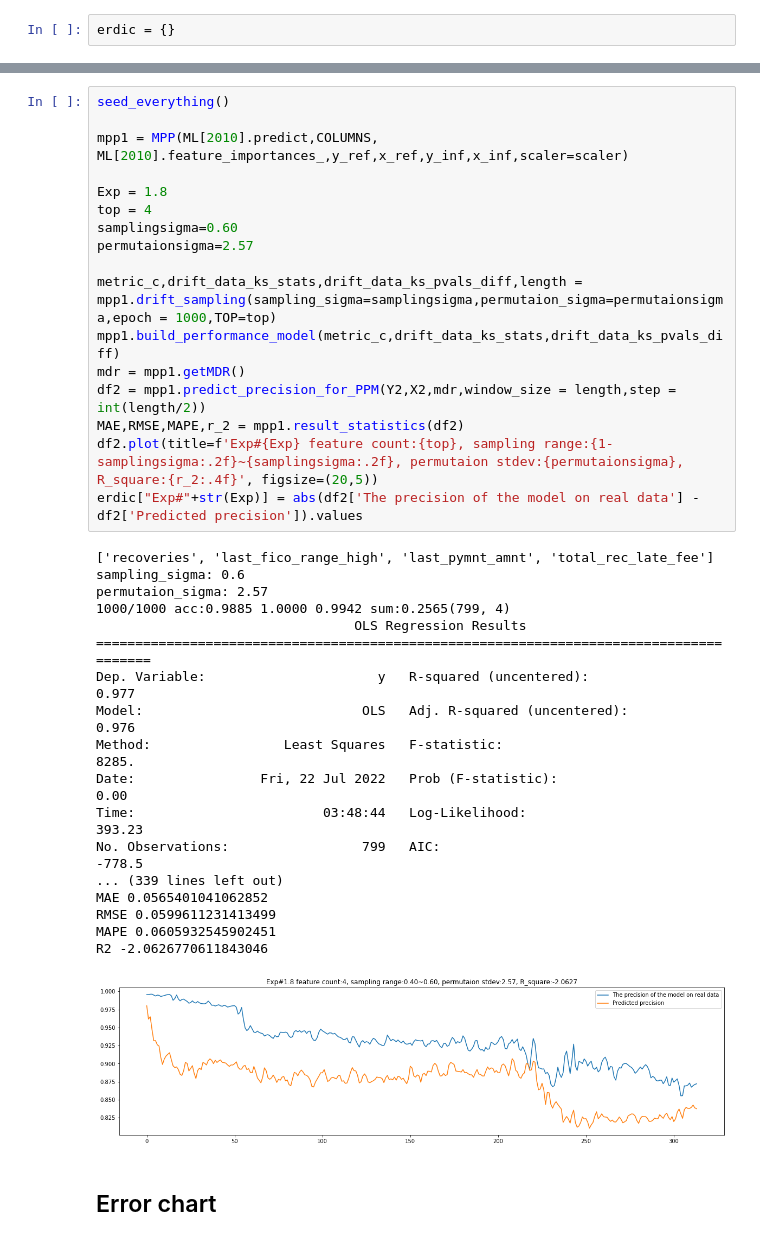
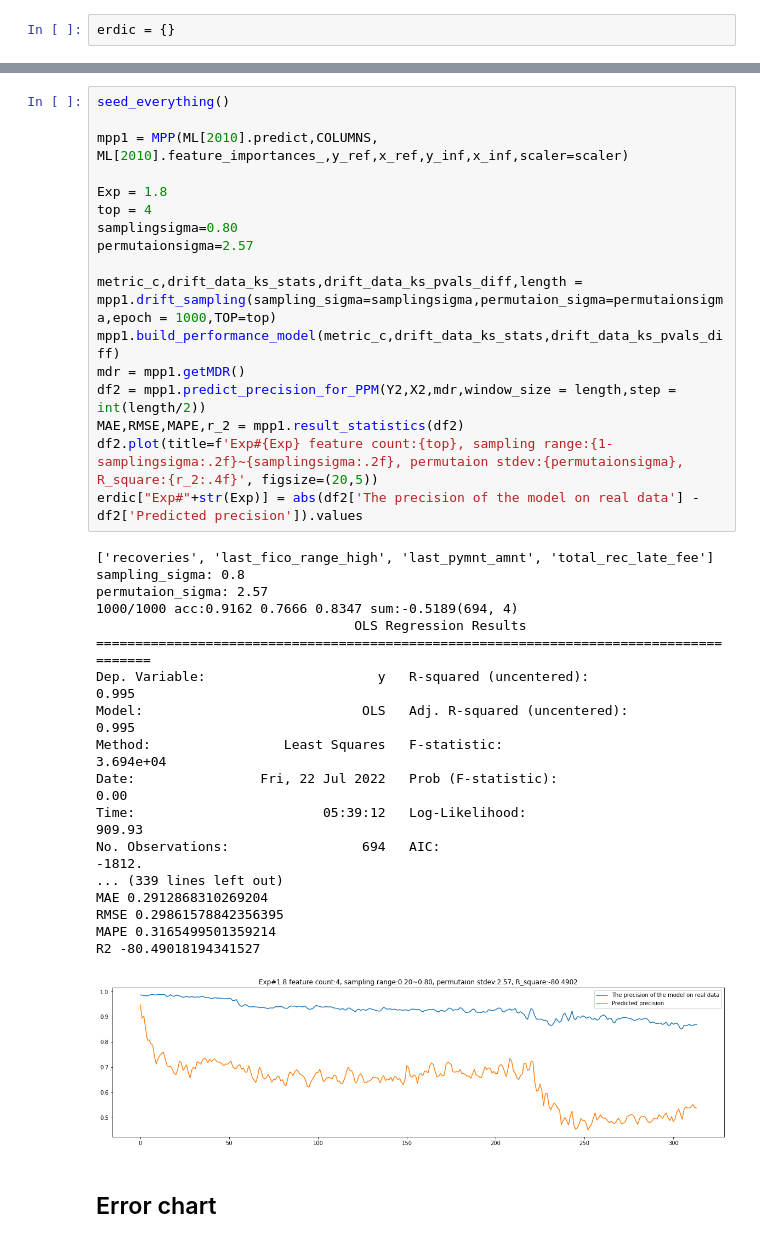
Before and after one commit to dolmani38/drift, a Jupyter notebook: Concept drift에 의한 모델의 성능 추정 방법_0722.ipynb, the cells around one changed output, grey strips where cells are left out. Drawn from its saved outputs; the diff is of its cells as text.

```diff
--- a/Concept drift에 의한 모델의 성능 추정 방법_0722.ipynb
+++ b/Concept drift에 의한 모델의 성능 추정 방법_0722.ipynb
@@ -1096,38 +1096,38 @@ R2 0.42521266839322547
 # %%
 seed_everything()
 
 mpp1 = MPP(ML[2010].predict,COLUMNS, ML[2010].feature_importances_,y_ref,x_ref,y_inf,x_inf,scaler=scaler)
 
 Exp = 1.8
 top = 4
-samplingsigma=0.60
+samplingsigma=0.80
 permutaionsigma=2.57
 
 metric_c,drift_data_ks_stats,drift_data_ks_pvals_diff,length = mpp1.drift_sampling(sampling_sigma=samplingsigma,permutaion_sigma=permutaionsigma,epoch = 1000,TOP=top)
 mpp1.build_performance_model(metric_c,drift_data_ks_stats,drift_data_ks_pvals_diff)
 mdr = mpp1.getMDR()
 df2 = mpp1.predict_precision_for_PPM(Y2,X2,mdr,window_size = length,step = int(length/2))
 MAE,RMSE,MAPE,r_2 = mpp1.result_statistics(df2)
 df2.plot(title=f'Exp#{Exp} feature count:{top}, sampling range:{1-samplingsigma:.2f}~{samplingsigma:.2f}, permutaion stdev:{permutaionsigma}, R_square:{r_2:.4f}', figsize=(20,5))
 erdic["Exp#"+str(Exp)] = abs(df2['The precision of the model on real data'] - df2['Predicted precision']).values
 # %% [output]
 ['recoveries', 'last_fico_range_high', 'last_pymnt_amnt', 'total_rec_late_fee']
-sampling_sigma: 0.6
+sampling_sigma: 0.8
 permutaion_sigma: 2.57
-1000/1000 acc:0.9885 1.0000 0.9942 sum:0.2565(799, 4)
+1000/1000 acc:0.9162 0.7666 0.8347 sum:-0.5189(694, 4)
                                  OLS Regression Results
 =======================================================================================
-Dep. Variable:                      y   R-squared (uncentered):                   0.977
-Model:                            OLS   Adj. R-squared (uncentered):              0.976
-Method:                 Least Squares   F-statistic:                              8285.
+Dep. Variable:                      y   R-squared (uncentered):                   0.995
+Model:                            OLS   Adj. R-squared (uncentered):              0.995
+Method:                 Least Squares   F-statistic:                          3.694e+04
 Date:                Fri, 22 Jul 2022   Prob (F-statistic):                        0.00
-Time:                        03:48:44   Log-Likelihood:                          393.23
-No. Observations:                 799   AIC:                                     -778.5
+Time:                        05:39:12   Log-Likelihood:                          909.93
+No. Observations:                 694   AIC:                                     -1812.
 ... (339 lines left out)
-MAE 0.0565401041062852
-RMSE 0.0599611231413499
-MAPE 0.0605932545902451
-R2 -2.0626770611843046
+MAE 0.2912868310269204
+RMSE 0.29861578842356395
+MAPE 0.3165499501359214
+R2 -80.49018194341527
-[figure, old version]
+[figure, new version]
 # %% [markdown]
 ## Error chart
```
Also changed, not shown: parts of 10 cells of this notebook.
